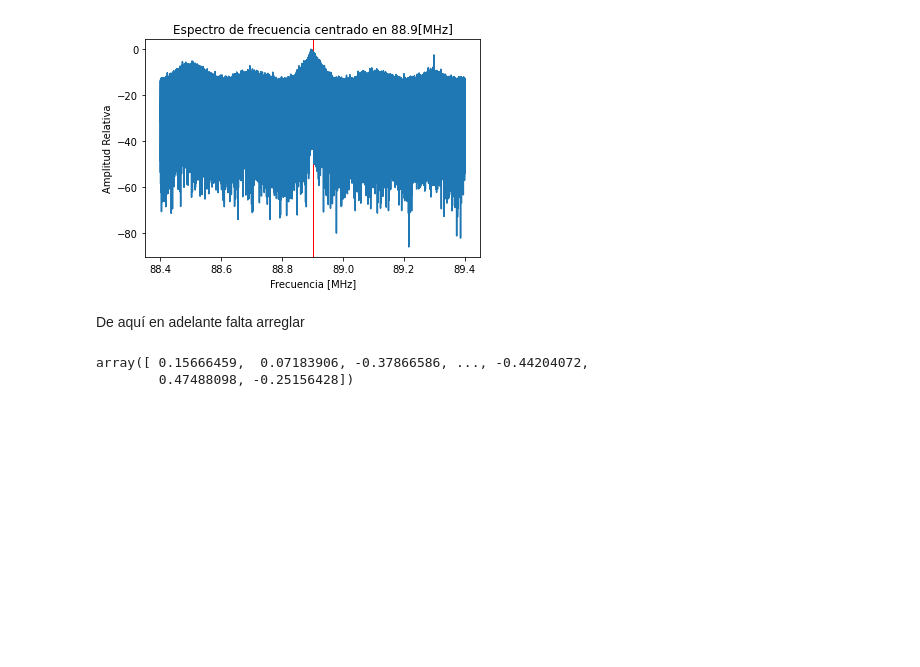
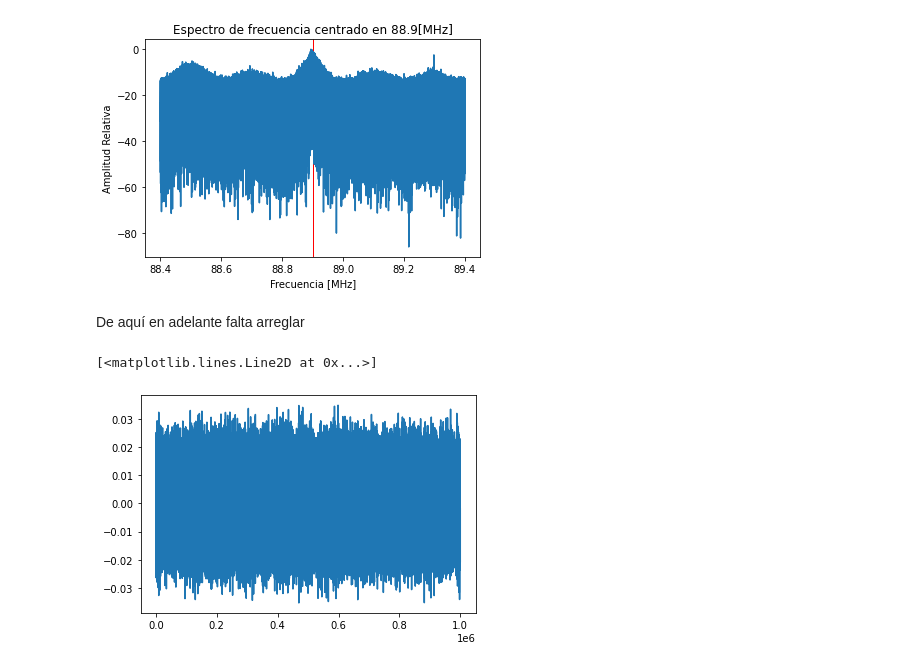
Before and after one commit to joaquinzepeda/Demodulacion-FM-Empleando-SDR-, a Jupyter notebook: Proyecto3.ipynb, the cells around one changed output. Drawn from its saved outputs; the diff is of its cells as text; code cells hidden in the pictures; blank space fills up the shorter version.

```diff
--- a/Proyecto3.ipynb
+++ b/Proyecto3.ipynb
@@ -155,16 +145,16 @@ De aquí en adelante falta arreglar
 Definimos la función para demodular la señal
 """
 def Ydem(senal):
-  b = signal.firls(31,[0, 0.9],[0, 1], )
+  b = signal.firls(31,[0, 0.9],[0, 1])
   d = senal/abs(senal)
-  rd = d.real
-  id = d.imag
+  rd = np.real(d)
+  id = np.imag(d)
   return (rd*np.convolve(id,b,'same') - id*np.convolve(rd,b,'same'))/(rd**2+id**2)
 # %%
 dem = Ydem(base)
 df = signal.decimate(dem,10,ftype='fir')
-# %%
-dem
-# %% [output]
-array([ 0.15666459,  0.07183906, -0.37866586, ..., -0.44204072,
-        0.47488098, -0.25156428])
+# %%
+plt.plot(df)
+# %% [output]
+[<matplotlib.lines.Line2D at 0x...>]
+[figure, added]
```
Also changed, not shown: parts of 11 cells of this notebook.
